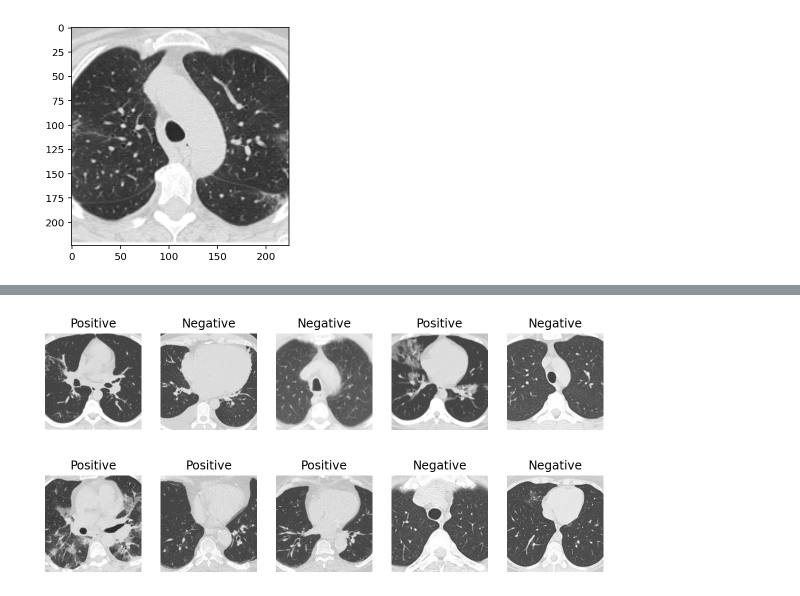
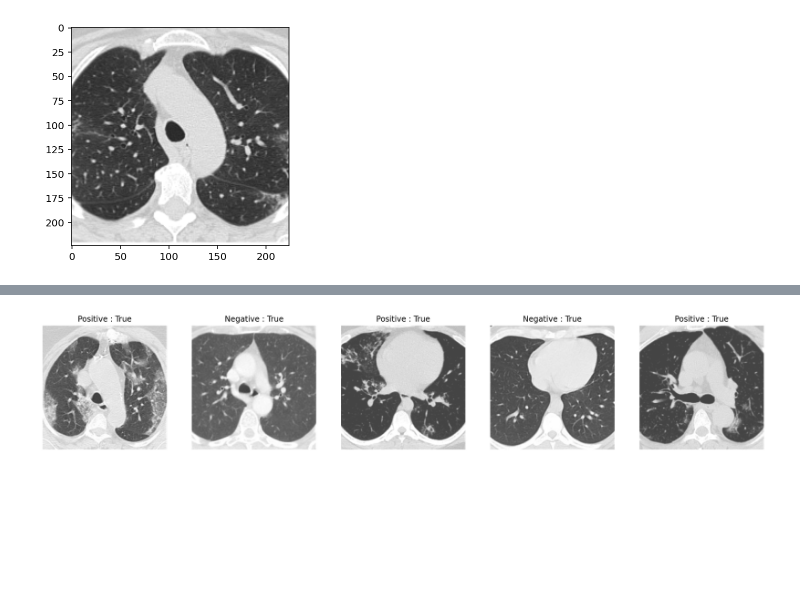
Before and after one commit to plthon/ai-notebooks, a Jupyter notebook: COVID-19 Diagnosis/convit_COVID_19_CT_Diagnosis.ipynb, the cells around one changed output, grey strips where cells are left out. Cells and saved outputs as stored; diff of their text form; code cells hidden in the pictures; blank space fills up the shorter version.

```diff
--- a/COVID-19 Diagnosis/convit_COVID_19_CT_Diagnosis.ipynb
+++ b/COVID-19 Diagnosis/convit_COVID_19_CT_Diagnosis.ipynb
@@ -75,0 +97,6 @@ test_data = torchvision.datasets.ImageFolder('/content/gdrive/MyDrive/Dataset/CO
+# %%
+import torchvision
+from torchvision.transforms import ToTensor
+
+full_data = torchvision.datasets.ImageFolder('/content/gdrive/MyDrive/Dataset/COVID-19_PN_Dataset/full', transform=TRANSFORM_IMG)
+train_data, test_data, valid_data = torch.utils.data.random_split(full_data, [1985, 248, 248])
@@ -364,15 +383,6 @@ with torch.no_grad():
       image1 = image.unsqueeze(0)  #this is for VGG, may not be needed for ResNet
       return image1.cuda(), image  #assumes that you're using GPU
 
-  def image_loader2(image_name):
-      """load image, returns cuda tensor"""
-      image = Image.open(image_name)
-      image = TRANSFORM_IMG(image).float()
-      image = image.unsqueeze_(0)
-      image = Variable(image)
-      image = image.to(device)
-      return image1.cuda(), image  #assumes that you're using GPU
-
   image1, image2 = image_loader("/content/gdrive/MyDrive/Dataset/COVID-19_PN_Dataset/validation/COVID/Covid (1).png")
 
 plt.imshow(image2.detach().permute(1, 2, 0))
@@ -410,5 +397,5 @@ RuntimeError: ignored
 # %%
-image1, image2 = image_loader2("/content/gdrive/MyDrive/Dataset/COVID-19_PN_Dataset/validation/non-COVID/Non-Covid (100).png")
+image1, image2 = image_loader("/content/Non-Covid (201) copy.png")  # Non-COVID images in the dataset contain Alpha channel (needs to be removed).
 
 plt.imshow(image2.detach().permute(1, 2, 0))
 output = model(image1)
@@ -444,32 +432,15 @@ def get_random_images(num):
 # %%
 to_pil = transforms.ToPILImage()
 images, labels = get_random_images(5)
-fig=plt.figure(figsize=(10,10))
+fig=plt.figure(figsize=(20,10))
 for ii in range(len(images)):
     image = to_pil(images[ii])
     index = predict_image(image)
     sub = fig.add_subplot(1, len(images), ii+1)
-    # res = int(labels[ii]) == index
-    # sub.set_title(str(classes[index]) + ":" + str(res))
-    sub.set_title(str(classes[index]))
+    res = int(labels[ii]) == index
+    sub.set_title(str(classes[index]) + " : " + str(res))
     plt.axis('off')
     plt.imshow(image)
 plt.show()
 # %% [output]
-[figure, old version]
+[figure, new version]
-# %%
-to_pil = transforms.ToPILImage()
-images, labels = get_random_images(5)
-fig=plt.figure(figsize=(10,10))
-for ii in range(len(images)):
-    image = to_pil(images[ii])
-    index = predict_image(image)
-    sub = fig.add_subplot(1, len(images), ii+1)
-    # res = int(labels[ii]) == index
-    # sub.set_title(str(classes[index]) + ":" + str(res))
-    sub.set_title(str(classes[index]))
-    plt.axis('off')
-    plt.imshow(image)
-plt.show()
-# %% [output]
-[figure, removed]
```
Also changed, not shown: parts of 16 cells of this notebook.
